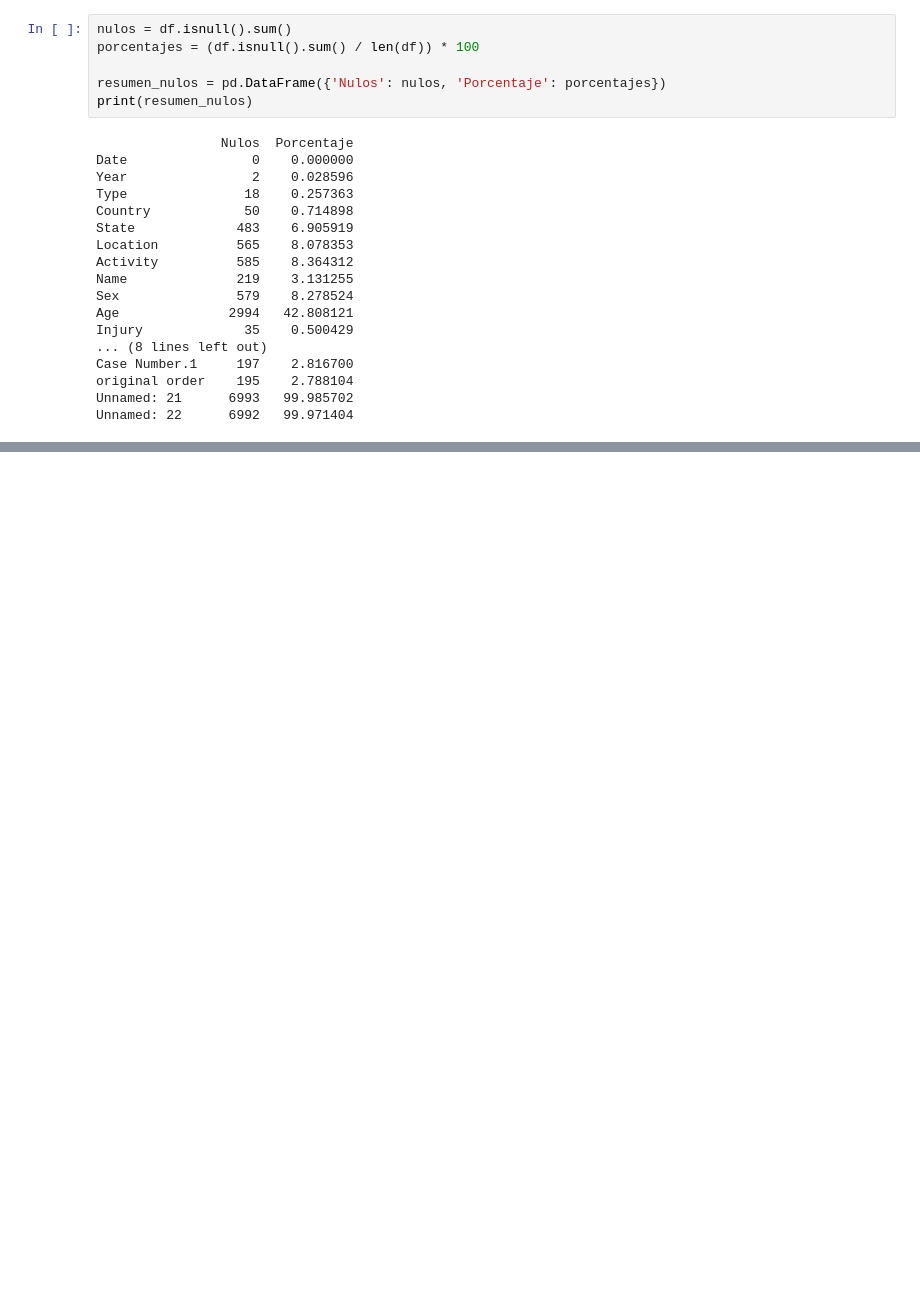
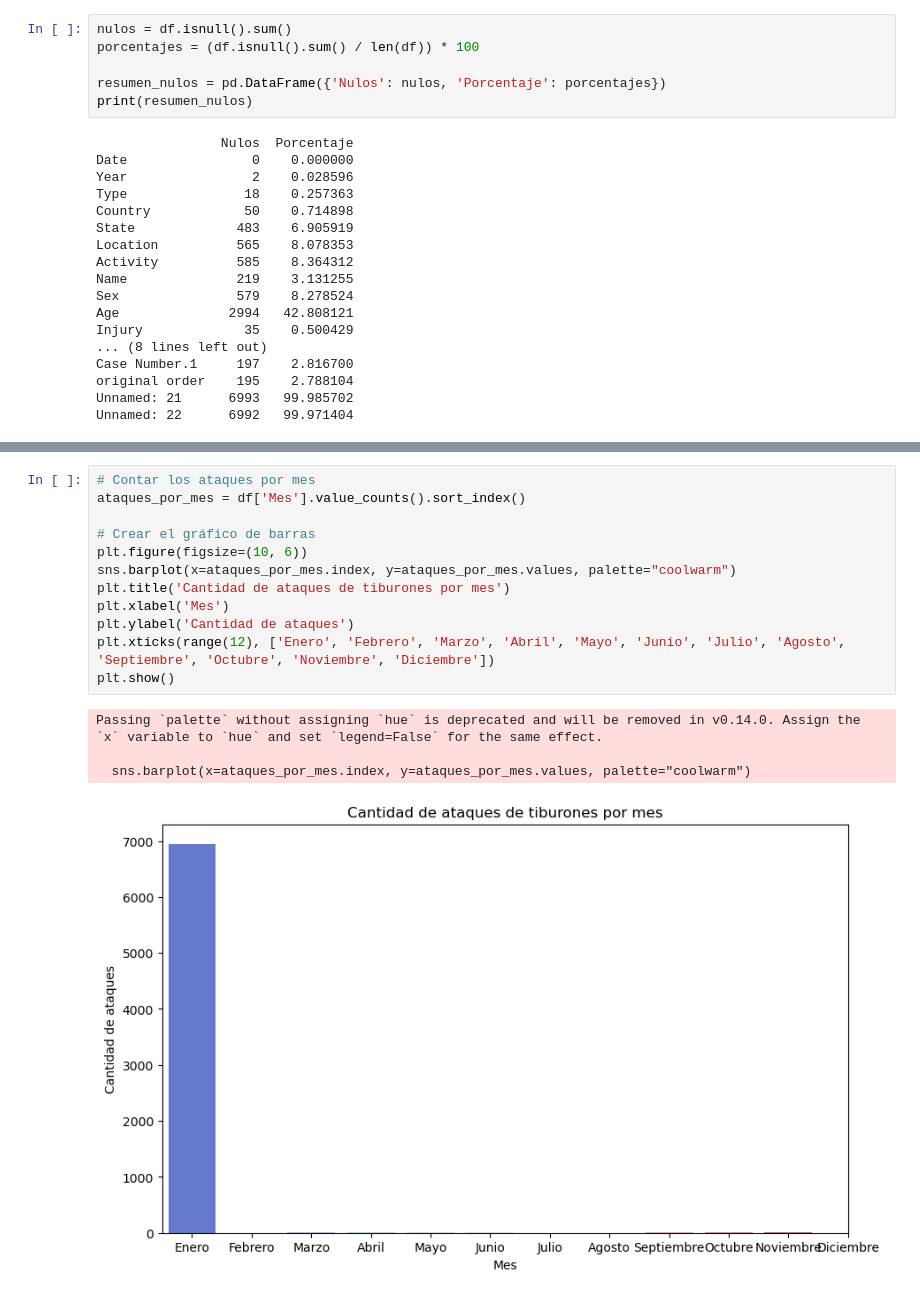
Before and after one commit to Cristina-Puertas-Camarero/shark-attacks, a Jupyter notebook: Ataque_tiburones_Cris.ipynb, the cells around one changed output, grey strips where cells are left out. Cells and saved outputs as stored; diff of their text form; blank space fills up the shorter version.

```diff
--- a/Ataque_tiburones_Cris.ipynb
+++ b/Ataque_tiburones_Cris.ipynb
@@ -208,0 +346,17 @@ df
+# %%
+# Contar los ataques por mes
+ataques_por_mes = df['Mes'].value_counts().sort_index()
+
+# Crear el gráfico de barras
+plt.figure(figsize=(10, 6))
+sns.barplot(x=ataques_por_mes.index, y=ataques_por_mes.values, palette="coolwarm")
+plt.title('Cantidad de ataques de tiburones por mes')
+plt.xlabel('Mes')
+plt.ylabel('Cantidad de ataques')
+plt.xticks(range(12), ['Enero', 'Febrero', 'Marzo', 'Abril', 'Mayo', 'Junio', 'Julio', 'Agosto', 'Septiembre', 'Octubre', 'Noviembre', 'Diciembre'])
+plt.show()
+# %% [output]
+Passing `palette` without assigning `hue` is deprecated and will be removed in v0.14.0. Assign the `x` variable to `hue` and set `legend=False` for the same effect.
+
+  sns.barplot(x=ataques_por_mes.index, y=ataques_por_mes.values, palette="coolwarm")
+[figure, added]
```
Also changed, not shown: parts of 67 cells of this notebook, 1 other file.
